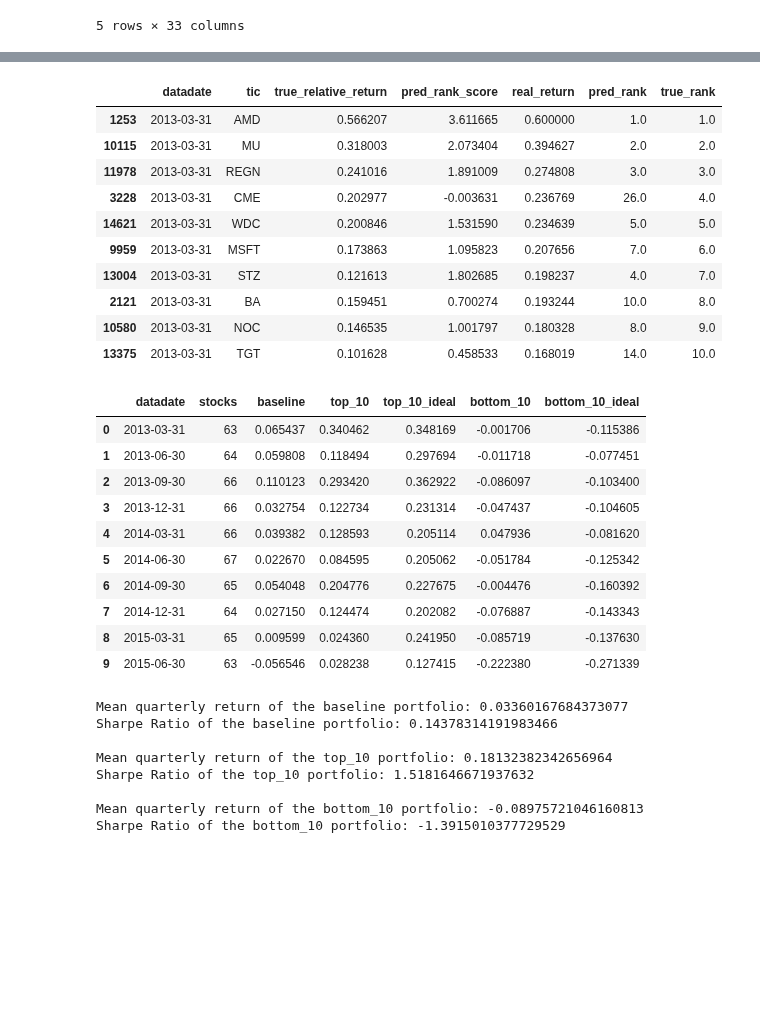
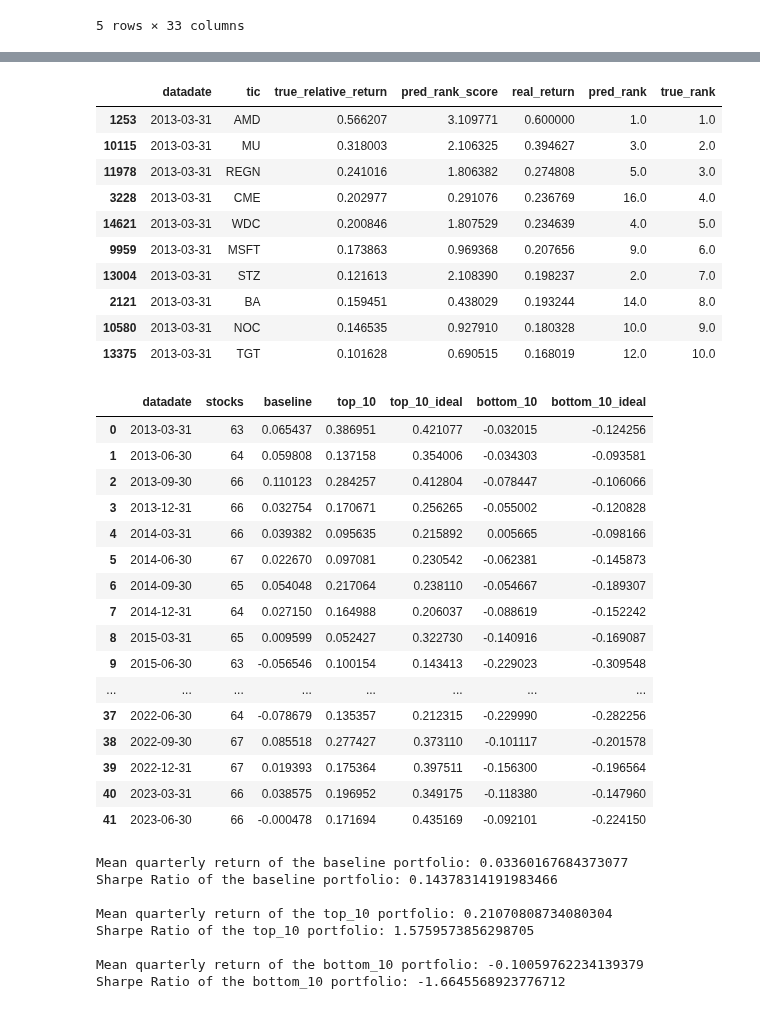
Before and after one commit to edocampione/4YP, a Jupyter notebook: models/global (ranking).ipynb, the cells around one changed output, grey strips where cells are left out. Saved outputs shown, nothing was run; the diff lists cells and outputs as text; code cells hidden in the pictures; blank space fills up the shorter version.

```diff
--- a/models/global (ranking).ipynb
+++ b/models/global (ranking).ipynb
@@ -255,9 +283,9 @@ model = xgb.XGBRanker(
     objective="rank:ndcg",
     eval_metric="ndcg@10",
     ndcg_exp_gain=False,
-    learning_rate=0.05,
-    max_depth=8,  # Reduce to avoid overfitting
-    gamma=0.1,  # Increase regularization
+    learning_rate=0.1,
+    max_depth=8,
+    gamma=0.1,
     random_state=42,
     n_estimators=300
 )
@@ -315,16 +343,16 @@ predictions_df = predictions_df.sort_values(by=["datadate", "real_return"], asce
 predictions_df[predictions_df['datadate'] == '2013-03-31'].head(10)
 # %% [output]
 |  | datadate | tic | true_relative_return | pred_rank_score | real_return | pred_rank | true_rank |
-| 1253 | 2013-03-31 | AMD | 0.566207 | 3.611665 | 0.600000 | 1.0 | 1.0 |
-| 10115 | 2013-03-31 | MU | 0.318003 | 2.073404 | 0.394627 | 2.0 | 2.0 |
-| 11978 | 2013-03-31 | REGN | 0.241016 | 1.891009 | 0.274808 | 3.0 | 3.0 |
-| 3228 | 2013-03-31 | CME | 0.202977 | -0.003631 | 0.236769 | 26.0 | 4.0 |
-| 14621 | 2013-03-31 | WDC | 0.200846 | 1.531590 | 0.234639 | 5.0 | 5.0 |
-| 9959 | 2013-03-31 | MSFT | 0.173863 | 1.095823 | 0.207656 | 7.0 | 6.0 |
-| 13004 | 2013-03-31 | STZ | 0.121613 | 1.802685 | 0.198237 | 4.0 | 7.0 |
-| 2121 | 2013-03-31 | BA | 0.159451 | 0.700274 | 0.193244 | 10.0 | 8.0 |
-| 10580 | 2013-03-31 | NOC | 0.146535 | 1.001797 | 0.180328 | 8.0 | 9.0 |
-| 13375 | 2013-03-31 | TGT | 0.101628 | 0.458533 | 0.168019 | 14.0 | 10.0 |
+| 1253 | 2013-03-31 | AMD | 0.566207 | 3.109771 | 0.600000 | 1.0 | 1.0 |
+| 10115 | 2013-03-31 | MU | 0.318003 | 2.106325 | 0.394627 | 3.0 | 2.0 |
+| 11978 | 2013-03-31 | REGN | 0.241016 | 1.806382 | 0.274808 | 5.0 | 3.0 |
+| 3228 | 2013-03-31 | CME | 0.202977 | 0.291076 | 0.236769 | 16.0 | 4.0 |
+| 14621 | 2013-03-31 | WDC | 0.200846 | 1.807529 | 0.234639 | 4.0 | 5.0 |
+| 9959 | 2013-03-31 | MSFT | 0.173863 | 0.969368 | 0.207656 | 9.0 | 6.0 |
+| 13004 | 2013-03-31 | STZ | 0.121613 | 2.108390 | 0.198237 | 2.0 | 7.0 |
+| 2121 | 2013-03-31 | BA | 0.159451 | 0.438029 | 0.193244 | 14.0 | 8.0 |
+| 10580 | 2013-03-31 | NOC | 0.146535 | 0.927910 | 0.180328 | 10.0 | 9.0 |
+| 13375 | 2013-03-31 | TGT | 0.101628 | 0.690515 | 0.168019 | 12.0 | 10.0 |
 # %%
 def softmax_weighted_return(df, sort_col, target_col, n=10, largest=True):
     if largest:
@@ -336,7 +364,7 @@ def softmax_weighted_return(df, sort_col, target_col, n=10, largest=True):
     weights = e_scores / e_scores.sum()
     return (selected[target_col] * weights).sum()
 
-def exponential_weighted_return(df, sort_col, target_col, n=5, largest=True, alpha=0.0):
+def exponential_weighted_return(df, sort_col, target_col, n=10, largest=True, alpha=0.5):
     if largest:
         selected = df.nlargest(n, sort_col)
     else:
@@ -371,44 +399,50 @@ df_avg['top_10_ideal'] = predictions_df.groupby('datadate').apply(
         group,
         sort_col='real_return',
         target_col='real_return',
         largest=True
     )
 ).reset_index(level=0, drop=True)
 
 # For the predicted bottom 10, weight by predicted returns
 df_avg['bottom_10'] = predictions_df.groupby('datadate').apply(
     lambda group: exponential_weighted_return(
         group,
         sort_col='pred_rank_score',
         target_col='real_return',
         largest=False
     )
 ).reset_index(level=0, drop=True)
 
 # For the ideal bottom 10, weight by the actual returns
 df_avg['bottom_10_ideal'] = predictions_df.groupby('datadate').apply(
     lambda group: exponential_weighted_return(
         group,
         sort_col='real_return',
         target_col='real_return',
         largest=False
     )
 ).reset_index(level=0, drop=True)
 
 # Display the first 100 rows of the new dataframe
-df_avg.head(10)
+df_avg.head(100)
 # %% [output]
 |  | datadate | stocks | baseline | top_10 | top_10_ideal | bottom_10 | bottom_10_ideal |
-| 0 | 2013-03-31 | 63 | 0.065437 | 0.340462 | 0.348169 | -0.001706 | -0.115386 |
-| 1 | 2013-06-30 | 64 | 0.059808 | 0.118494 | 0.297694 | -0.011718 | -0.077451 |
-| 2 | 2013-09-30 | 66 | 0.110123 | 0.293420 | 0.362922 | -0.086097 | -0.103400 |
-| 3 | 2013-12-31 | 66 | 0.032754 | 0.122734 | 0.231314 | -0.047437 | -0.104605 |
-| 4 | 2014-03-31 | 66 | 0.039382 | 0.128593 | 0.205114 | 0.047936 | -0.081620 |
-| 5 | 2014-06-30 | 67 | 0.022670 | 0.084595 | 0.205062 | -0.051784 | -0.125342 |
-| 6 | 2014-09-30 | 65 | 0.054048 | 0.204776 | 0.227675 | -0.004476 | -0.160392 |
-| 7 | 2014-12-31 | 64 | 0.027150 | 0.124474 | 0.202082 | -0.076887 | -0.143343 |
-| 8 | 2015-03-31 | 65 | 0.009599 | 0.024360 | 0.241950 | -0.085719 | -0.137630 |
-| 9 | 2015-06-30 | 63 | -0.056546 | 0.028238 | 0.127415 | -0.222380 | -0.271339 |
+| 0 | 2013-03-31 | 63 | 0.065437 | 0.386951 | 0.421077 | -0.032015 | -0.124256 |
+| 1 | 2013-06-30 | 64 | 0.059808 | 0.137158 | 0.354006 | -0.034303 | -0.093581 |
+| 2 | 2013-09-30 | 66 | 0.110123 | 0.284257 | 0.412804 | -0.078447 | -0.106066 |
+| 3 | 2013-12-31 | 66 | 0.032754 | 0.170671 | 0.256265 | -0.055002 | -0.120828 |
+| 4 | 2014-03-31 | 66 | 0.039382 | 0.095635 | 0.215892 | 0.005665 | -0.098166 |
+| 5 | 2014-06-30 | 67 | 0.022670 | 0.097081 | 0.230542 | -0.062381 | -0.145873 |
+| 6 | 2014-09-30 | 65 | 0.054048 | 0.217064 | 0.238110 | -0.054667 | -0.189307 |
+| 7 | 2014-12-31 | 64 | 0.027150 | 0.164988 | 0.206037 | -0.088619 | -0.152242 |
+| 8 | 2015-03-31 | 65 | 0.009599 | 0.052427 | 0.322730 | -0.140916 | -0.169087 |
+| 9 | 2015-06-30 | 63 | -0.056546 | 0.100154 | 0.143413 | -0.229023 | -0.309548 |
+| ... | ... | ... | ... | ... | ... | ... | ... |
+| 37 | 2022-06-30 | 64 | -0.078679 | 0.135357 | 0.212315 | -0.229990 | -0.282256 |
+| 38 | 2022-09-30 | 67 | 0.085518 | 0.277427 | 0.373110 | -0.101117 | -0.201578 |
+| 39 | 2022-12-31 | 67 | 0.019393 | 0.175364 | 0.397511 | -0.156300 | -0.196564 |
+| 40 | 2023-03-31 | 66 | 0.038575 | 0.196952 | 0.349175 | -0.118380 | -0.147960 |
+| 41 | 2023-06-30 | 66 | -0.000478 | 0.171694 | 0.435169 | -0.092101 | -0.224150 |
 # %%
 for portfolio in ['baseline', 'top_10', 'bottom_10']:
 
@@ -431,11 +465,11 @@ for portfolio in ['baseline', 'top_10', 'bottom_10']:
 Mean quarterly return of the baseline portfolio: 0.03360167684373077
 Sharpe Ratio of the baseline portfolio: 0.14378314191983466
 
-Mean quarterly return of the top_10 portfolio: 0.18132382342656964
-Sharpe Ratio of the top_10 portfolio: 1.5181646671937632
+Mean quarterly return of the top_10 portfolio: 0.21070808734080304
+Sharpe Ratio of the top_10 portfolio: 1.5759573856298705
 
-Mean quarterly return of the bottom_10 portfolio: -0.08975721046160813
-Sharpe Ratio of the bottom_10 portfolio: -1.3915010377729529
+Mean quarterly return of the bottom_10 portfolio: -0.10059762234139379
+Sharpe Ratio of the bottom_10 portfolio: -1.6645568923776712
 # %%
 import plotly.graph_objects as go
 
```
Also changed, not shown: parts of 5 cells of this notebook, 2 other files.
